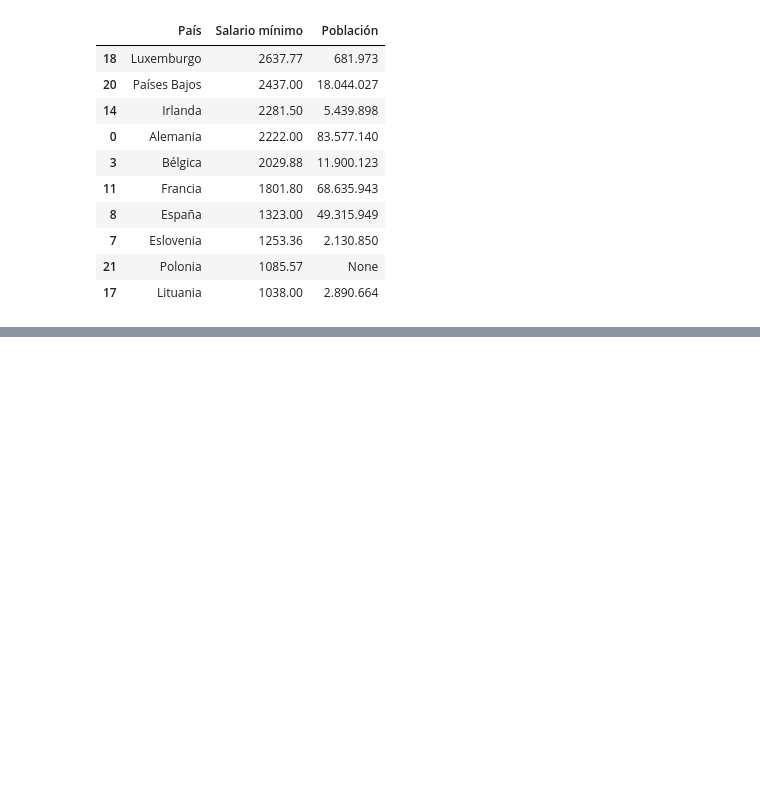
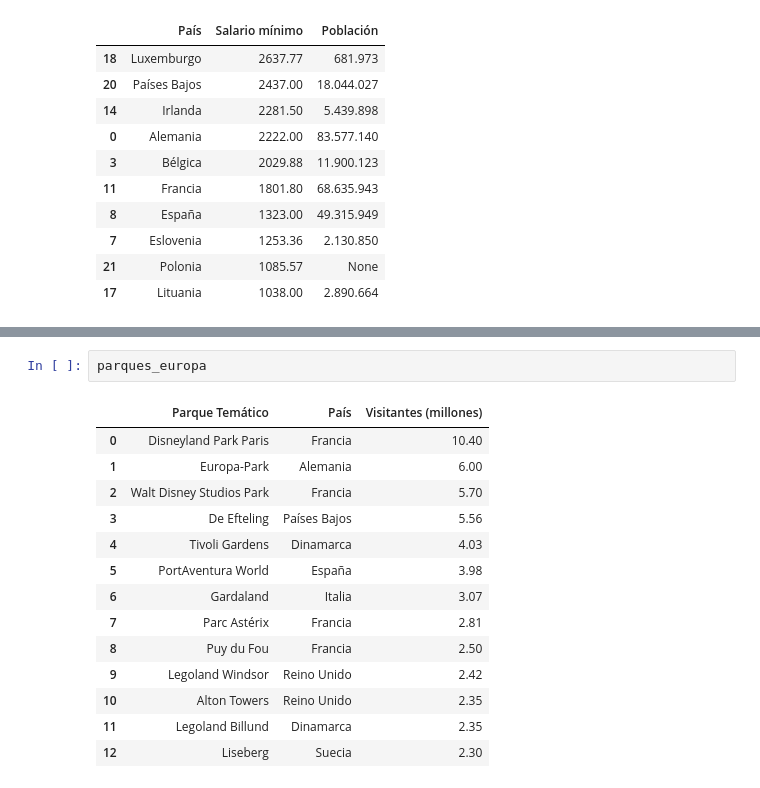
Before and after one commit to Noelia0708/Creacion-Parque-Atracciones, a Jupyter notebook: Proyecto_Parque_Atracciones.ipynb, the cells around one changed output, grey strips where cells are left out. Saved outputs shown, nothing was run; the diff lists cells and outputs as text; blank space fills up the shorter version.

```diff
--- a/Proyecto_Parque_Atracciones.ipynb
+++ b/Proyecto_Parque_Atracciones.ipynb
@@ -581,0 +643,17 @@ top_poblacion_salario
+# %%
+parques_europa
+# %% [output]
+|  | Parque Temático | País | Visitantes (millones) |
+| 0 | Disneyland Park Paris | Francia | 10.40 |
+| 1 | Europa-Park | Alemania | 6.00 |
+| 2 | Walt Disney Studios Park | Francia | 5.70 |
+| 3 | De Efteling | Países Bajos | 5.56 |
+| 4 | Tivoli Gardens | Dinamarca | 4.03 |
+| 5 | PortAventura World | España | 3.98 |
+| 6 | Gardaland | Italia | 3.07 |
+| 7 | Parc Astérix | Francia | 2.81 |
+| 8 | Puy du Fou | Francia | 2.50 |
+| 9 | Legoland Windsor | Reino Unido | 2.42 |
+| 10 | Alton Towers | Reino Unido | 2.35 |
+| 11 | Legoland Billund | Dinamarca | 2.35 |
+| 12 | Liseberg | Suecia | 2.30 |
```
Also changed, not shown: parts of 3 cells of this notebook, 1 other file.
